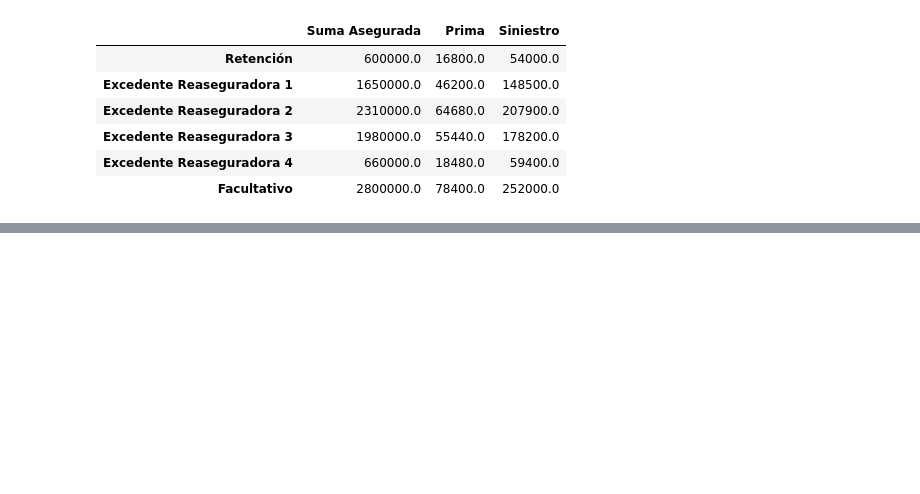
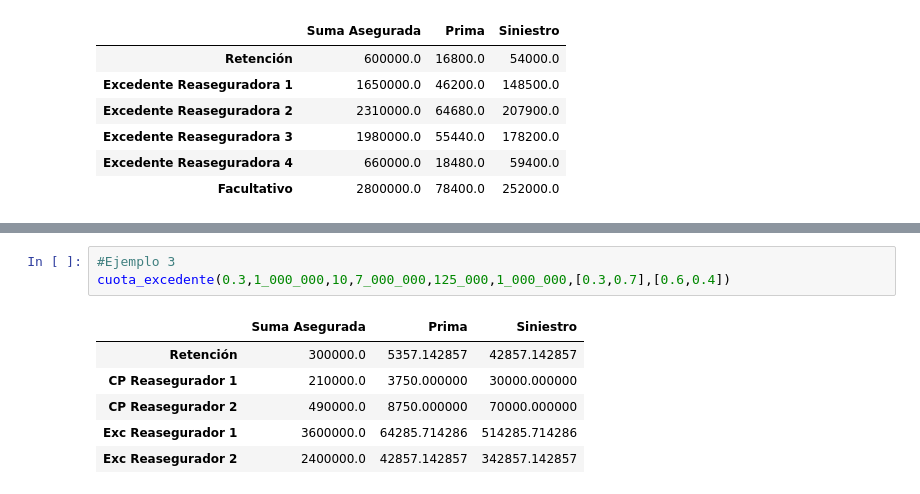
Before and after one commit to leonardo0529/Reaseguro-UMA, a Jupyter notebook: Practica Reaseguro.ipynb, the cells around one changed output, grey strips where cells are left out. Drawn from its saved outputs; the diff is of its cells as text; blank space fills up the shorter version.

```diff
--- a/Practica Reaseguro.ipynb
+++ b/Practica Reaseguro.ipynb
@@ -193,0 +286,10 @@ excedentes(600_000,11,10_000_000,280_000,900_000,[25,35,30,10])
+# %%
+#Ejemplo 3
+cuota_excedente(0.3,1_000_000,10,7_000_000,125_000,1_000_000,[0.3,0.7],[0.6,0.4])
+# %% [output]
+|  | Suma Asegurada | Prima | Siniestro |
+| Retención | 300000.0 | 5357.142857 | 42857.142857 |
+| CP Reasegurador 1 | 210000.0 | 3750.000000 | 30000.000000 |
+| CP Reasegurador 2 | 490000.0 | 8750.000000 | 70000.000000 |
+| Exc Reasegurador 1 | 3600000.0 | 64285.714286 | 514285.714286 |
+| Exc Reasegurador 2 | 2400000.0 | 42857.142857 | 342857.142857 |
```
Also changed, not shown: parts of 23 cells of this notebook.
